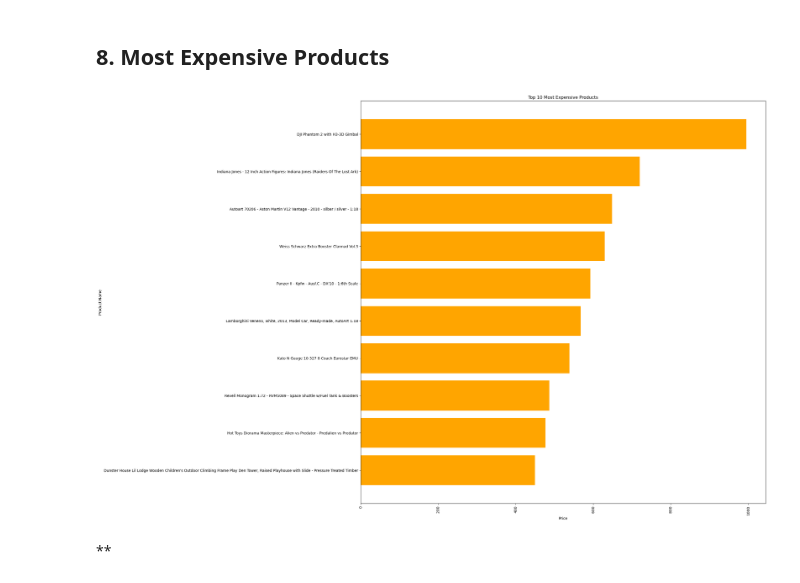
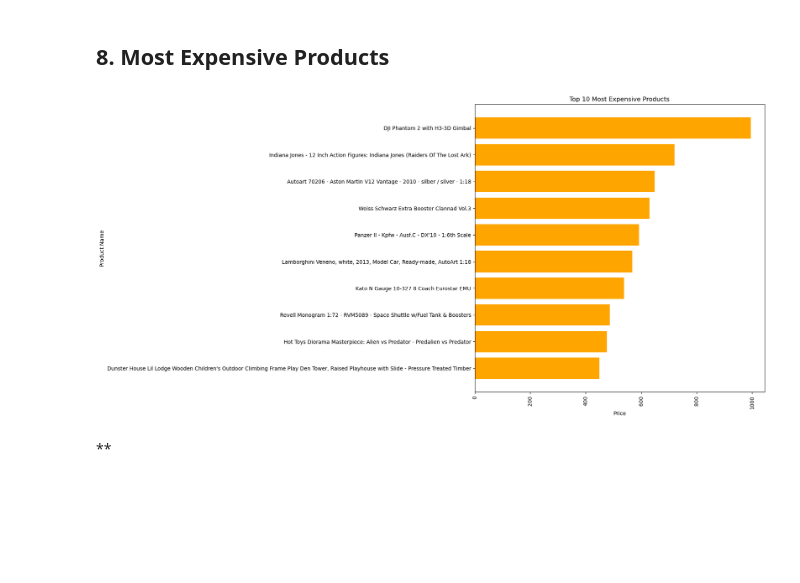
Before and after one commit to aryan4codes/Amazon_Dataset_S4DS, a Jupyter notebook: amazon-dataset-eda.ipynb, the cells around one changed output. Cells and saved outputs as stored; diff of their text form; code cells hidden in the pictures; blank space fills up the shorter version.

```diff
--- a/amazon-dataset-eda.ipynb
+++ b/amazon-dataset-eda.ipynb
@@ -24,7 +24,3 @@ df.head()
 5 rows × 895 columns
 # %% [markdown]
 Columns from 14 to 895 need to be dropped as they contain Null values and aren't useful in EDA
-# %%
-columns_drop= df.columns[14:895]
-df=df.drop(columns=columns_drop)
-df.head()
@@ -38,3 +27,7 @@ df.head()
+# %%
+unnamed_columns = df.columns.str.contains('Unnamed', na=False)
+
+df = df.loc[:, ~unnamed_columns]
 # %%
 df.info()
 # %% [output]
@@ -95,7 +88,7 @@ df["price"].shape
 
 df["number_available_in_stock"].fillna(0,inplace=True)
 df["number_of_reviews"].fillna(0,inplace=True)
-df["average_review_rating"].fillna("0.0 out of 5 stars",inplace = True)
+df["average_review_rating"].fillna("4.0 out of 5 stars",inplace = True) #Majority products are rated around 4 stars
 df["number_of_answered_questions"].fillna(0,inplace=True)
 
 
@@ -345,16 +338,16 @@ plt.show()
 # %%
 top_10 = df.sort_values(by='price', ascending=True).tail(10)
 
 # Create the horizontal bar plot
-plt.figure(figsize=(20, 20))
+plt.figure(figsize=(10,10))
 plt.barh(top_10['product_name'],top_10['price'], color='orange')
 plt.xlabel('Price')
 plt.xticks(rotation=90)
 plt.ylabel('Product Name')
 plt.title('Top 10 Most Expensive Products')
 plt.show()
 # %% [output]
-[figure, old version]
+[figure, new version]
 # %% [markdown]
 **
 # %%
```
Also changed, not shown: parts of 7 cells of this notebook.
